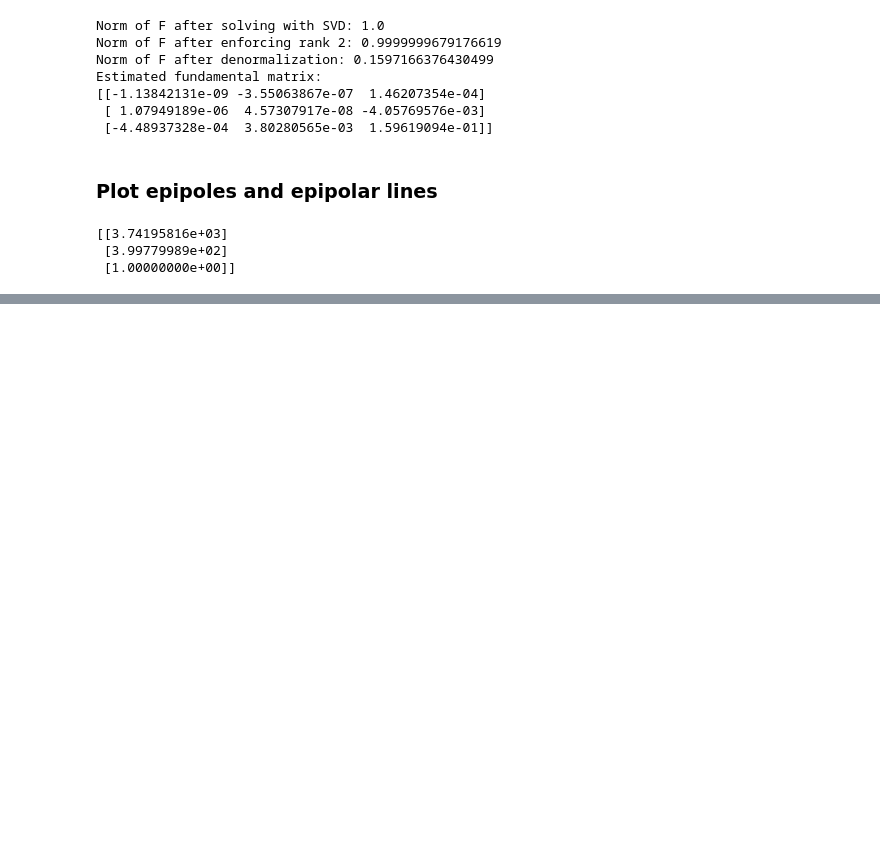
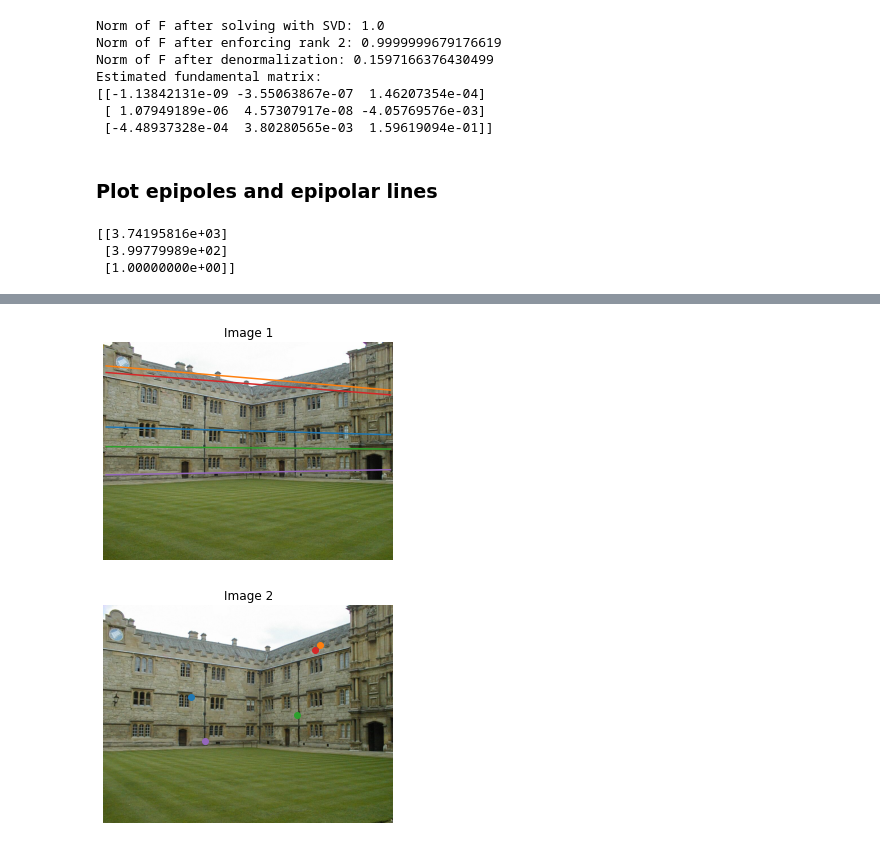
Before and after one commit to Lavode/61062-computer-vision, a Jupyter notebook: practical/02/01_eight_point_algorithm/Assignment2.ipynb, the cells around one changed output, grey strips where cells are left out. Drawn from its saved outputs; the diff is of its cells as text; code cells hidden in the pictures; blank space fills up the shorter version.

```diff
--- a/practical/02/01_eight_point_algorithm/Assignment2.ipynb
+++ b/practical/02/01_eight_point_algorithm/Assignment2.ipynb
@@ -65,16 +68,19 @@ print(e)
  [3.99779989e+02]
  [1.00000000e+00]]
 # %%
-plt.figure()
+figure = plt.figure()
 plt.imshow(img1)
 plt.title('Image 1')
 
+# Optionally plot epipole
+# plot_epipole(e, plt)
 # plot each line individually, this gives nice colors
 for i in range(100, 105):
     plot_epipolar_line(img1, F.T, x2[:, i], e, plt)
 
 plt.axis('off')
-plt.figure()
+
+figure = plt.figure()
 plt.imshow(img2)
 plt.title('Image 2')
 
@@ -90,3 +92,5 @@ for i in range(100, 105):
+[figure, added]
+[figure, added]
 # %%
 %matplotlib notebook
 from ipywidgets import *
```
Also changed, not shown: parts of 2 cells of this notebook, 1 other file.
